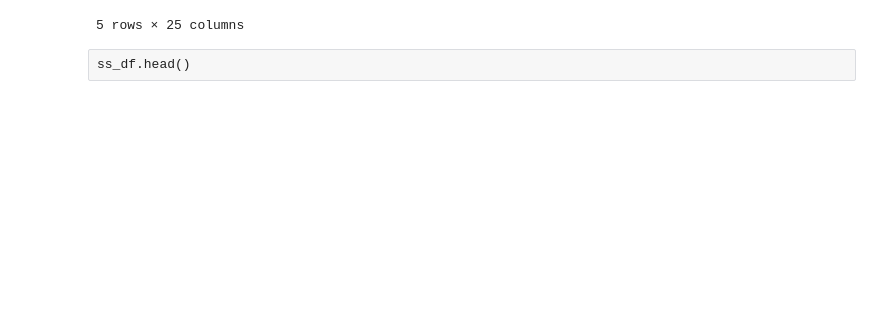
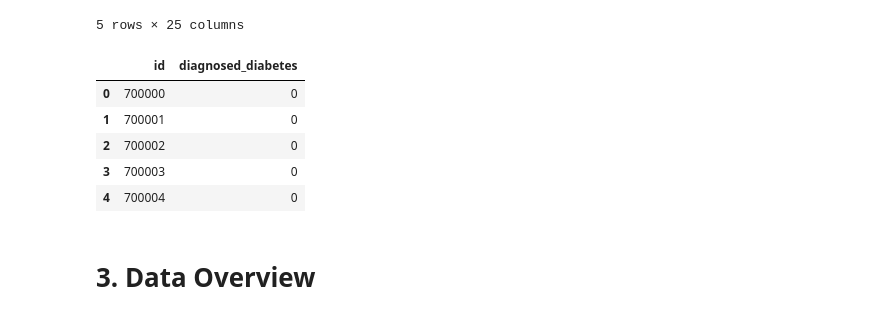
Before and after one commit to ameni-ayedi/Kaggle-Playground, a Jupyter notebook: Season 5/Diabetes Prediction Challenge/Diabetes Prediction Challenge.ipynb, the cells around one changed output. Saved outputs shown, nothing was run; the diff lists cells and outputs as text; code cells hidden in the pictures; blank space fills up the shorter version.

```diff
--- a/Season 5/Diabetes Prediction Challenge/Diabetes Prediction Challenge.ipynb
+++ b/Season 5/Diabetes Prediction Challenge/Diabetes Prediction Challenge.ipynb
@@ -7,4 +38,4 @@ import seaborn as sns
 # %%
 train_df=pd.read_csv("/kaggle/input/playground-series-s5e12/train.csv")
 test_df=pd.read_csv("/kaggle/input/playground-series-s5e12/test.csv")
-ss_df=("/kaggle/input/playground-series-s5e12/sample_submission.csv")
+ss_df=pd.read_csv("/kaggle/input/playground-series-s5e12/sample_submission.csv")
@@ -28,5 +67,14 @@ test_df.head()
 | 3 | 700003 | 55 | 2 | 81 | 7.3 | 7.3 | ... |
 | 4 | 700004 | 77 | 2 | 29 | 7.3 | 7.6 | ... |
 5 rows × 25 columns
-# %% [raw]
-ss_df.head()
+# %%
+ss_df.head()
+# %% [output]
+|  | id | diagnosed_diabetes |
+| 0 | 700000 | 0 |
+| 1 | 700001 | 0 |
+| 2 | 700002 | 0 |
+| 3 | 700003 | 0 |
+| 4 | 700004 | 0 |
+# %% [markdown]
+# 3. Data Overview
```
Also changed, not shown: parts of 42 cells of this notebook.
